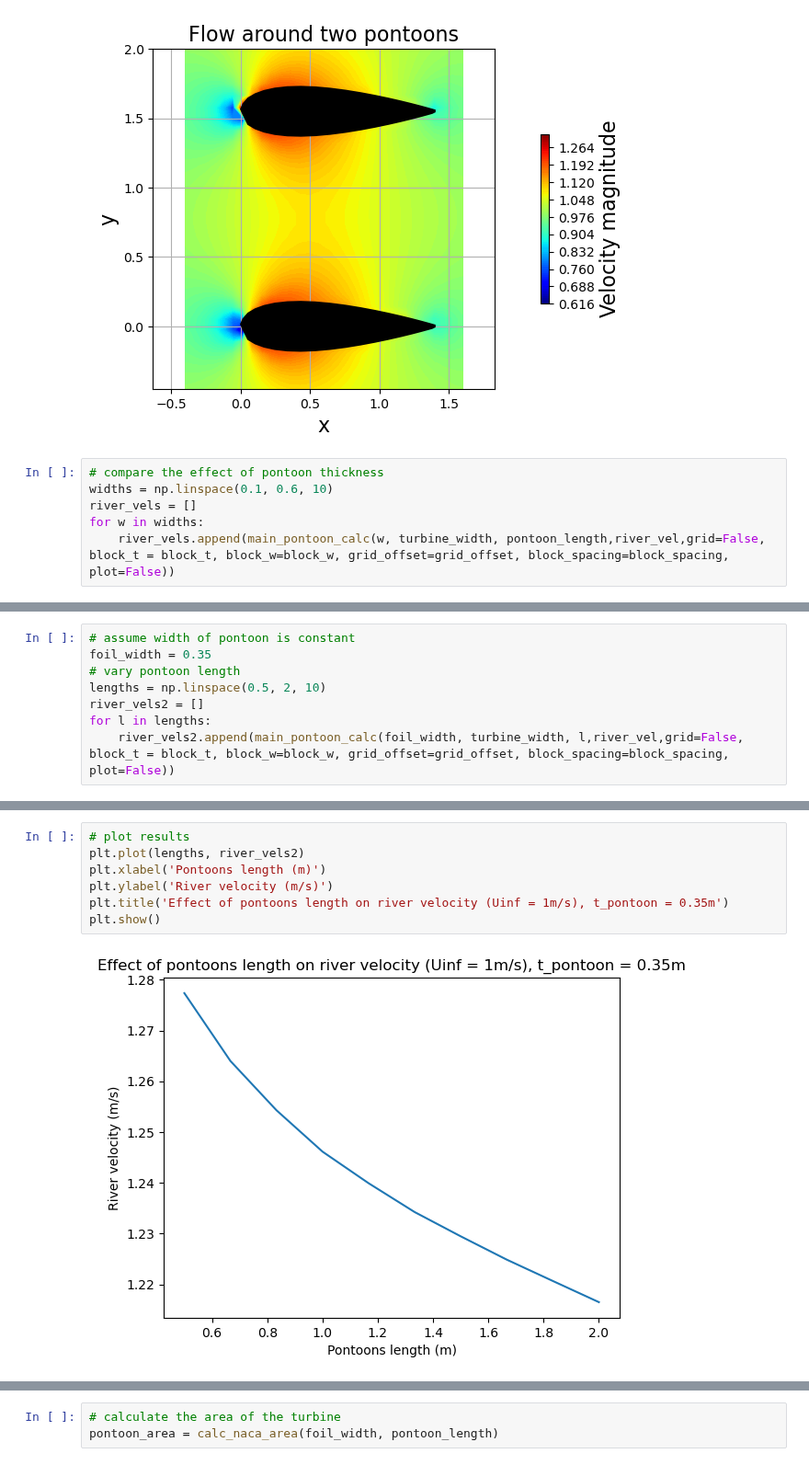
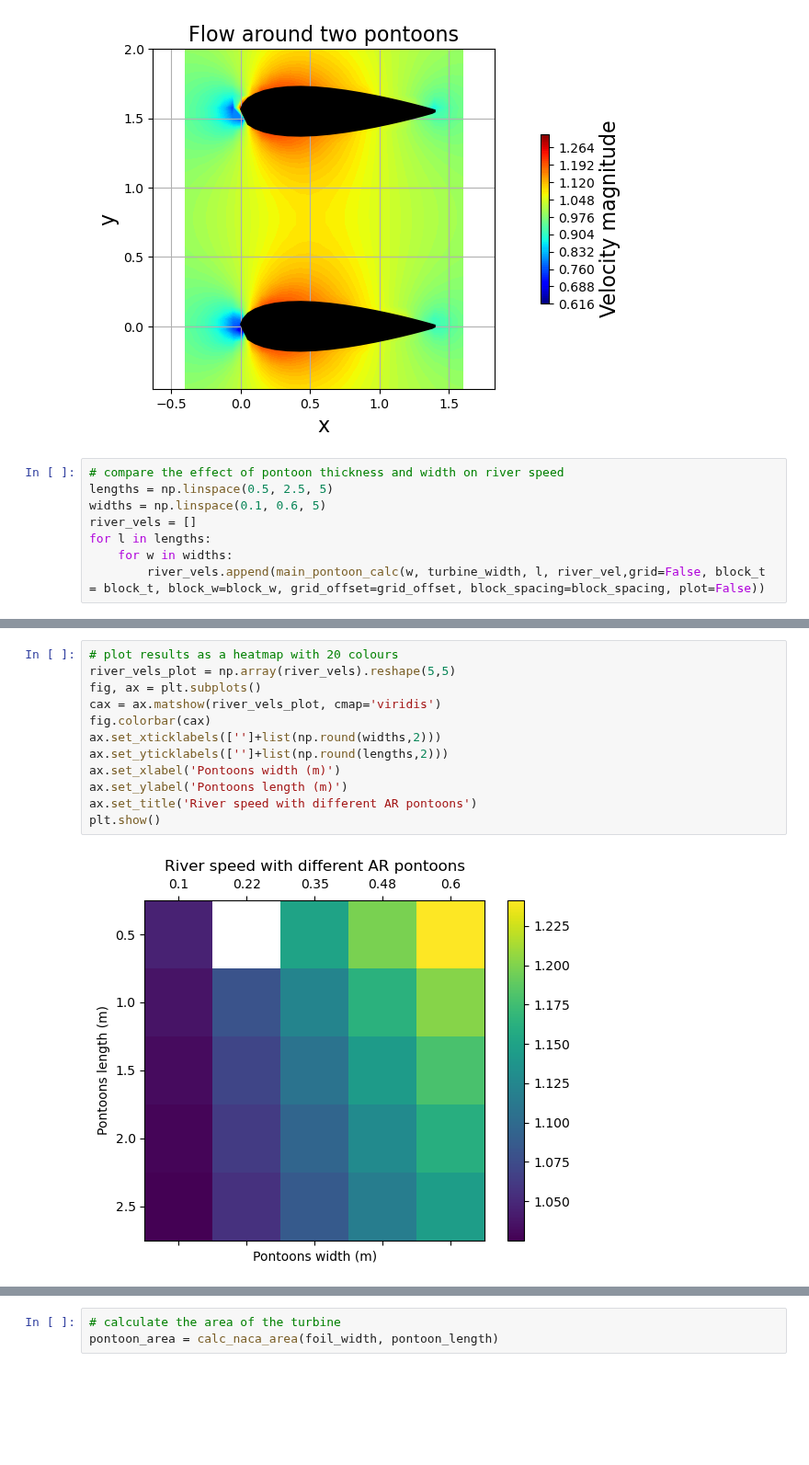
Before and after one commit to pilipb/DP5-code, a Jupyter notebook: main.ipynb, the cells around one changed output, grey strips where cells are left out. Shown at 92% size. Cells and saved outputs as stored; diff of their text form; blank space fills up the shorter version.

Commit message:
calculate pontoon ar relationship

```diff
--- a/main.ipynb
+++ b/main.ipynb
@@ -31,10 +31,12 @@ num things: 2
   return integrate.quad(integrand, 0.0, panel.length)[0]
 [figure]
 # %%
-# compare the effect of pontoon thickness
-widths = np.linspace(0.1, 0.6, 10)
+# compare the effect of pontoon thickness and width on river speed
+lengths = np.linspace(0.5, 2.5, 5)
+widths = np.linspace(0.1, 0.6, 5)
 river_vels = []
-for w in widths:
-    river_vels.append(main_pontoon_calc(w, turbine_width, pontoon_length,river_vel,grid=False, block_t = block_t, block_w=block_w, grid_offset=grid_offset, block_spacing=block_spacing, plot=False))
+for l in lengths:
+    for w in widths:
+        river_vels.append(main_pontoon_calc(w, turbine_width, l, river_vel,grid=False, block_t = block_t, block_w=block_w, grid_offset=grid_offset, block_spacing=block_spacing, plot=False))
 # %% [output]
 num things: 2
@@ -59,8 +65,0 @@ plt.show()
-# %%
-# assume width of pontoon is constant
-foil_width = 0.35
-# vary pontoon length
-lengths = np.linspace(0.5, 2, 10)
-river_vels2 = []
-for l in lengths:
-    river_vels2.append(main_pontoon_calc(foil_width, turbine_width, l,river_vel,grid=False, block_t = block_t, block_w=block_w, grid_offset=grid_offset, block_spacing=block_spacing, plot=False))
@@ -83,11 +66,16 @@ num things: 2
-# %%
-# plot results
-plt.plot(lengths, river_vels2)
-plt.xlabel('Pontoons length (m)')
-plt.ylabel('River velocity (m/s)')
-plt.title('Effect of pontoons length on river velocity (Uinf = 1m/s), t_pontoon = 0.35m')
-plt.show()
-# %% [output]
-[figure, removed]
+# %%
+# plot results as a heatmap with 20 colours
+river_vels_plot = np.array(river_vels).reshape(5,5)
+fig, ax = plt.subplots()
+cax = ax.matshow(river_vels_plot, cmap='viridis')
+fig.colorbar(cax)
+ax.set_xticklabels(['']+list(np.round(widths,2)))
+ax.set_yticklabels(['']+list(np.round(lengths,2)))
+ax.set_xlabel('Pontoons width (m)')
+ax.set_ylabel('Pontoons length (m)')
+ax.set_title('River speed with different AR pontoons')
+plt.show()
+# %% [output]
+[figure, added]
 # %%
 # Prototype calculations - ignore
```
Also changed, not shown: parts of 4 cells of this notebook.
